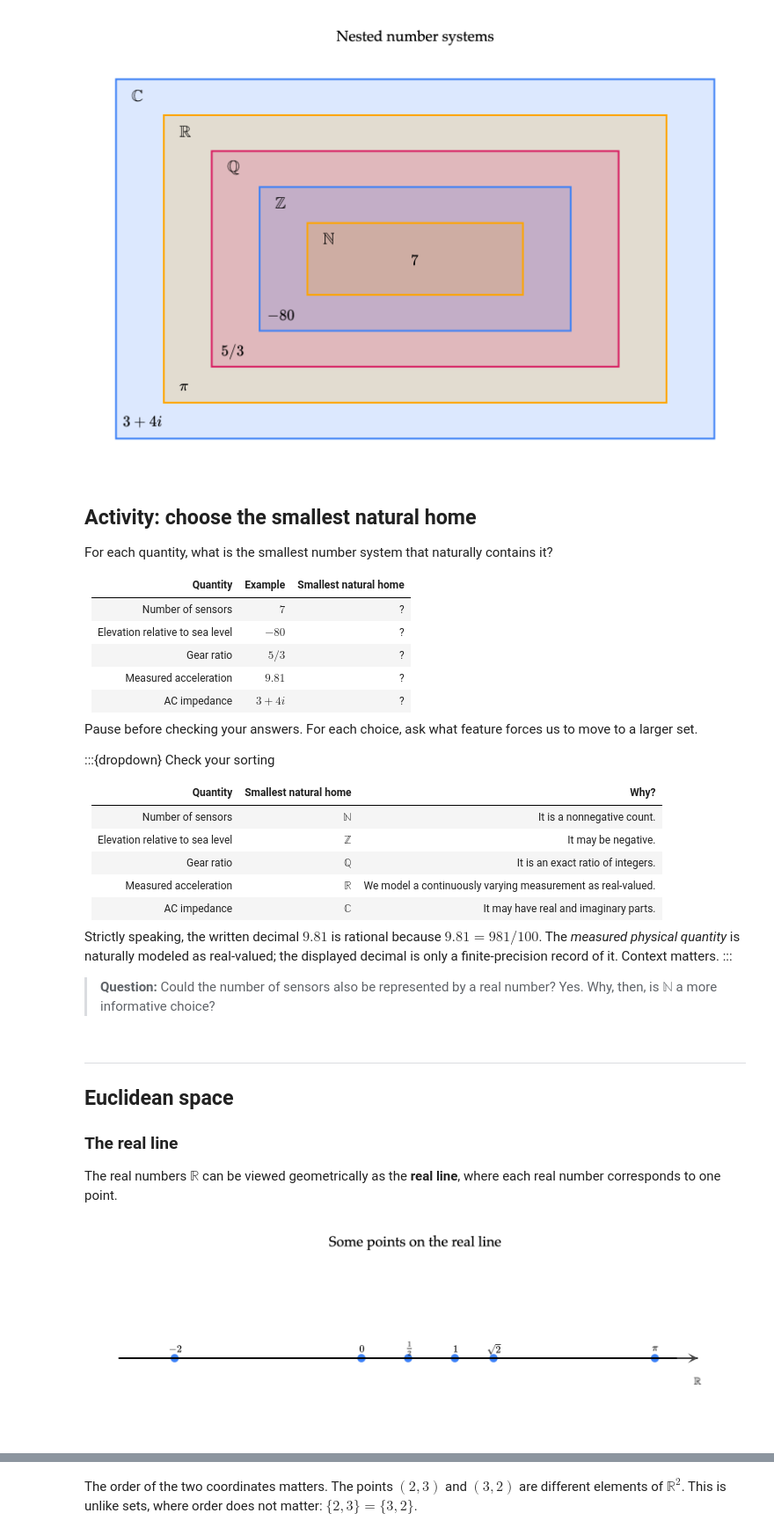
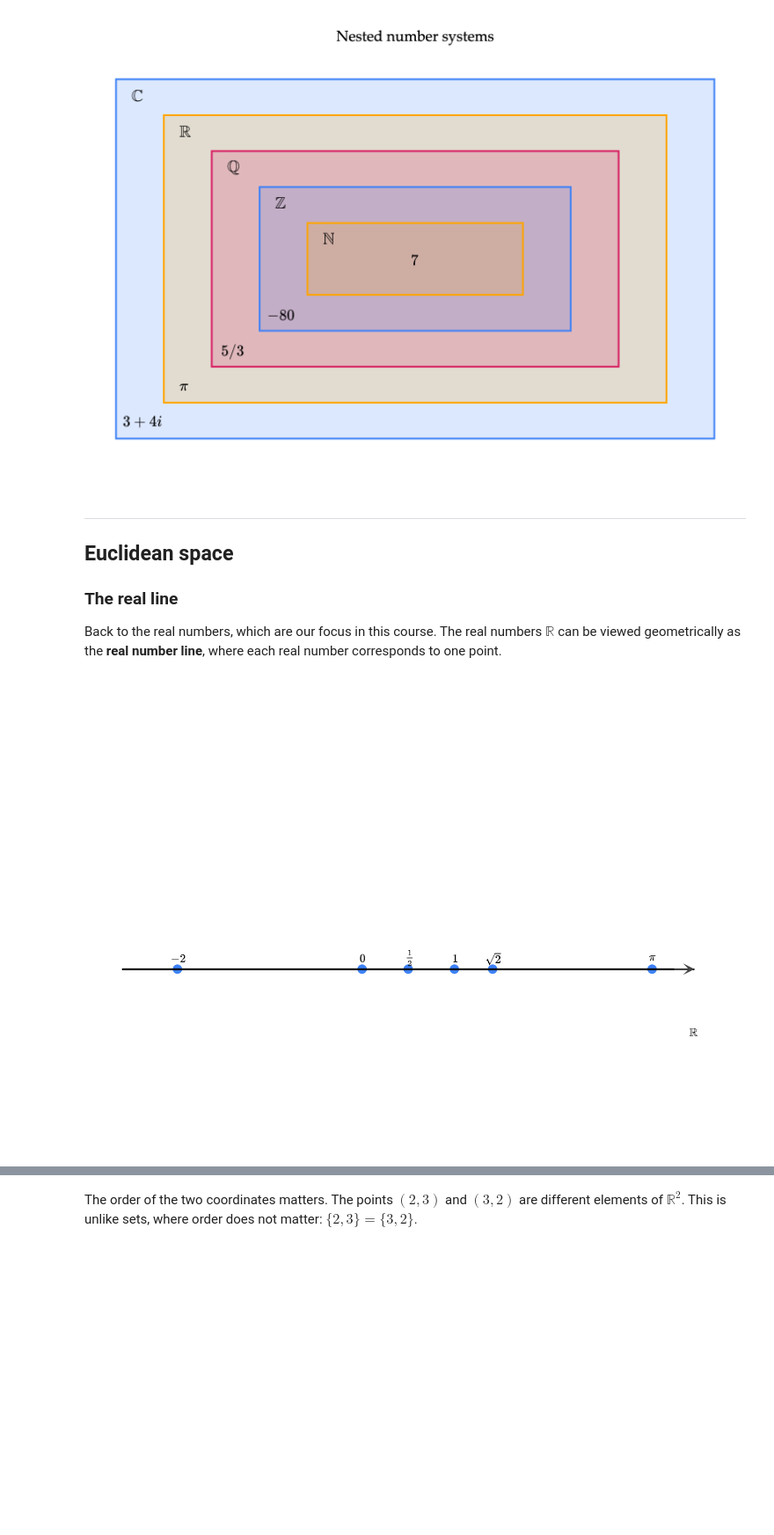
Before and after one commit to math-124/notes, a Jupyter notebook: ch01/01-03.ipynb, the cells around one changed output, grey strips where cells are left out. Shown at 88% size. Saved outputs shown, nothing was run; the diff lists cells and outputs as text; code cells hidden in the pictures; blank space fills up the shorter version.

```diff
--- a/ch01/01-03.ipynb
+++ b/ch01/01-03.ipynb
@@ -141,9 +139,9 @@ fig.show(scale=2)
 # %% [output]
 [figure]
 # %% [markdown]
-## Activity: choose the smallest natural home
+<!-- :::{tip} Activity 1
 
-For each quantity, what is the smallest number system that naturally contains it?
+For each quantity, what is the smallest set of numbers that naturally contains it? For example, the number $5$ is a real number, rational number, and integer, but the "smallest" set of numbers that contains it is $\mathbb N$, the natural numbers.
 
 | Quantity | Example | Smallest natural home |
 |---|---:|---|
@@ -151,11 +149,10 @@ For each quantity, what is the smallest number system that naturally contains it
 | Elevation relative to sea level | $-80$ | ? |
 | Gear ratio | $5/3$ | ? |
 | Measured acceleration | $9.81$ | ? |
-| AC impedance | $3+4i$ | ? |
+| Solution to quadratic equation | $3+4i$ | ? |
 
-Pause before checking your answers. For each choice, ask what feature forces us to move to a larger set.
-
-:::{dropdown} Check your sorting
+:::{tip} Solution
+:class:dropdown
 
 | Quantity | Smallest natural home | Why? |
 |---|---|---|
@@ -166,9 +163,7 @@ Pause before checking your answers. For each choice, ask what feature forces us
 | AC impedance | $\mathbb C$ | It may have real and imaginary parts. |
 
 Strictly speaking, the written decimal $9.81$ is rational because $9.81=981/100$. The *measured physical quantity* is naturally modeled as real-valued; the displayed decimal is only a finite-precision record of it. Context matters.
-:::
-
-> **Question:** Could the number of sensors also be represented by a real number? Yes. Why, then, is $\mathbb N$ a more informative choice?
+::: -->
 # %% [markdown]
 ---
 
@@ -176,35 +171,35 @@ Strictly speaking, the written decimal $9.81$ is rational because $9.81=981/100$
 
 ### The real line
 
-The real numbers $\mathbb R$ can be viewed geometrically as the **real line**, where each real number corresponds to one point.
+Back to the real numbers, which are our focus in this course. The real numbers $\mathbb R$ can be viewed geometrically as the **real number line**, where each real number corresponds to one point.
 # %%
 import math
 import plotly.graph_objects as go
 import plotly.io as pio
 
 values = [-2, 0, 0.5, 1, math.sqrt(2), math.pi]
 labels = [r"$-2$", r"$0$", r"$\frac{1}{2}$", r"$1$", r"$\sqrt{2}$", r"$\pi$"]
 
 fig = go.Figure(go.Scatter(
     x=values, y=[0] * len(values), mode="markers+text",
     text=labels, textposition="top center", marker=dict(size=10), hovertemplate="%{x}<extra></extra>",
 ))
 fig.add_shape(type="line", x0=-2.6, x1=3.6, y0=0, y1=0, line=dict(width=2))
 fig.add_annotation(x=3.6, y=0, ax=3.35, ay=0, xref="x", yref="y", axref="x", ayref="y", showarrow=True, arrowhead=3)
 fig.add_annotation(x=3.62, y=-0.12, text=r"$\mathbb{R}$", showarrow=False)
 fig.update_layout(
-    title="Some points on the real line", width=800, height=260,
+    # title="Some points on the real line", width=800, height=260,
     showlegend=False, font_family="Palatino", margin=dict(l=30, r=30, t=55, b=25),
     xaxis=dict(range=[-2.7, 3.85], visible=False), yaxis=dict(range=[-0.3, 0.45], visible=False),
 )
 from pathlib import Path as _PlotPath
 import sys as _plot_sys
 _notes_root = next(path for path in [_PlotPath.cwd(), *_PlotPath.cwd().parents] if (path / "myst.yml").exists())
 if str(_notes_root) not in _plot_sys.path:
     _plot_sys.path.insert(0, str(_notes_root))
 from plot_style import style_plotly as _style_plotly
 
 _style_plotly(fig, renderer="png")
 fig.show(scale=2)
 # %% [output]
-[figure, old version]
+[figure, new version]
```
Also changed, not shown: parts of 12 cells of this notebook, 1 other file.
